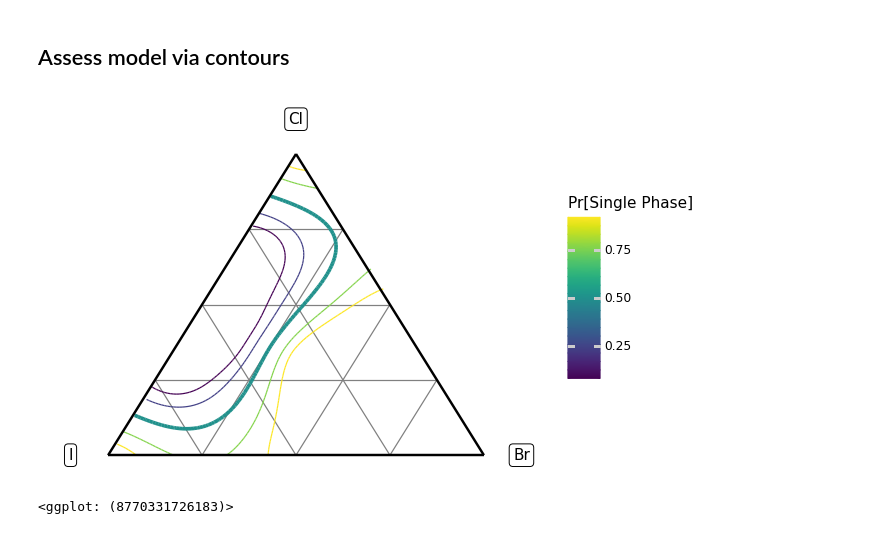
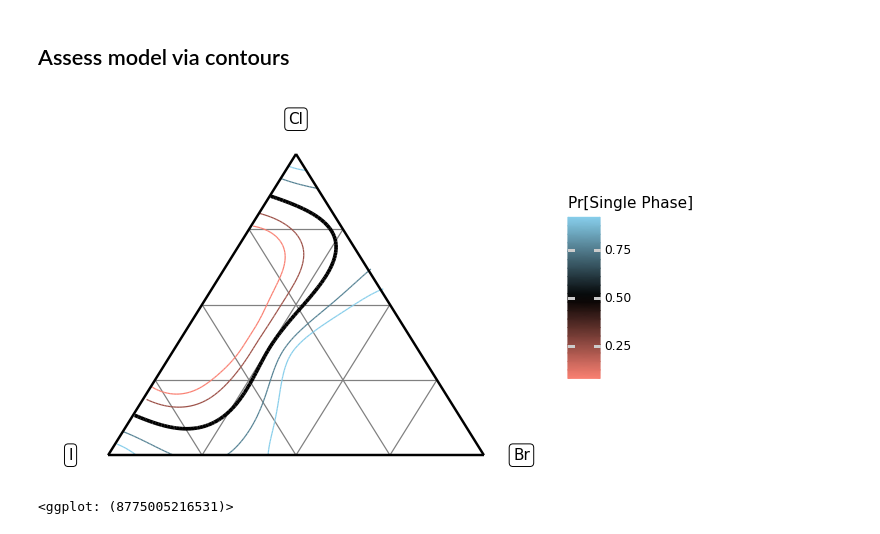
Before and after one commit to kaybr24/perovskite-solar, a Jupyter notebook: figures.ipynb, the cells around one changed output. Cells and saved outputs as stored; diff of their text form; code cells hidden in the pictures.

Commit message:
save Pr contours

```diff
--- a/figures.ipynb
+++ b/figures.ipynb
@@ -205,7 +205,7 @@ df_contours = (
     )
 )
 
-(
+p = (
     df_contours
     >> gr.ggplot(gr.aes("x", "y"))
     # Guides
@@ -218,33 +218,42 @@ df_contours = (
     + gr.geom_label(
         data=df_tri_labels,
         mapping=gr.aes(label="label")
     )
     # Data
     + gr.geom_segment(
         gr.aes(xend="x_end", yend="y_end", color="level"),
         size=0.5,
     )
     + gr.geom_segment(
         data=df_contours
         >> gr.tf_filter(DF.level == 0.5),
         mapping=gr.aes(xend="x_end", yend="y_end", color="level"),
         size=1.5
     )
     # Triangle border
     + gr.geom_segment(
         data=df_tri_bounds,
         mapping=gr.aes(xend="gr.lead(x)", yend="gr.lead(y)"),
         size=1.0,
     )
     # Plot tail
-    + gr.scale_color_continuous(name="Pr[Single Phase]")
+    # + gr.scale_color_continuous(name="Pr[Single Phase]")
+    + gr.scale_color_gradient2(
+        name="Pr[Single Phase]",
+        high="skyblue",
+        mid="black",
+        low="salmon",
+        midpoint=0.5,
+    )
     + gr.theme_void()
     + gr.theme(
         # legend_position="bottom",
         plot_background=gr.element_rect(fill="white")
     )
 
 )
+p.save("./images/ternary-contours.png")
+p
 # %% [output]
-[figure, old version]
+[figure, new version]
-<ggplot: (8770331726183)>
+<ggplot: (8775005216531)>
```
Also changed, not shown: parts of 2 cells of this notebook, 1 other file.
